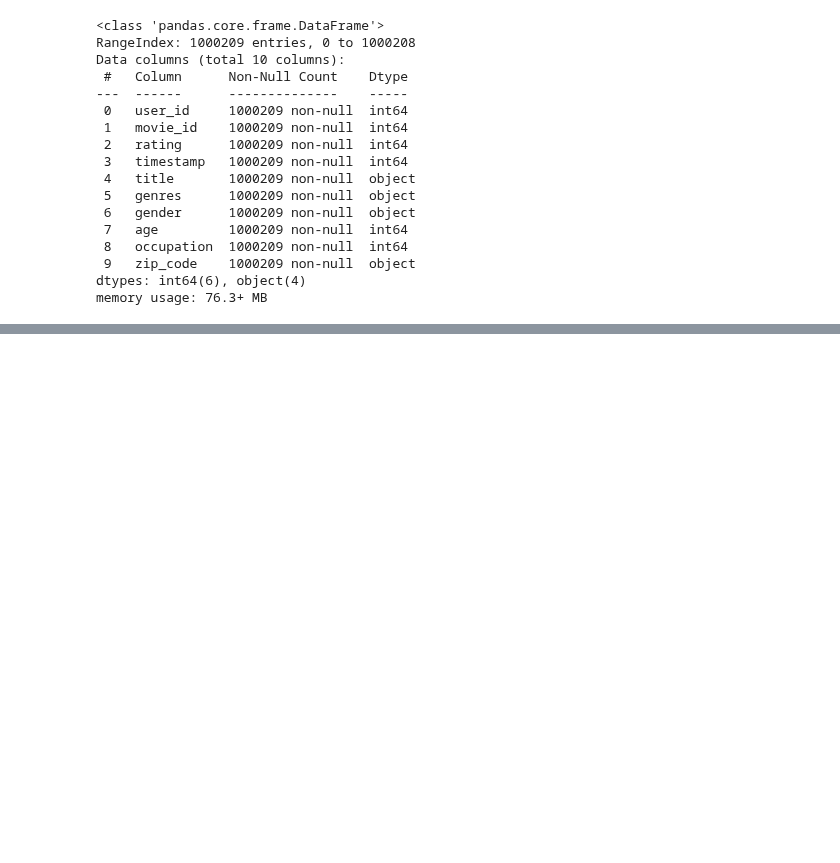
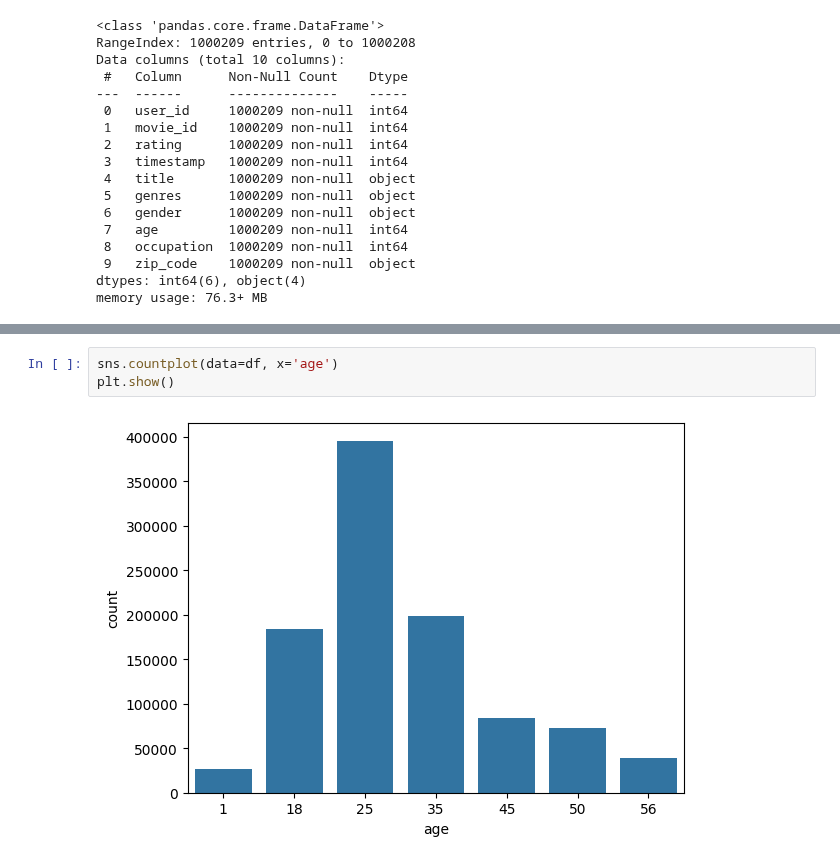
Before and after one commit to JakeOh/202511_BD53, a Jupyter notebook: lab_python/da14_movielens.ipynb, the cells around one changed output, grey strips where cells are left out. Saved outputs shown, nothing was run; the diff lists cells and outputs as text; blank space fills up the shorter version.

```diff
--- a/lab_python/da14_movielens.ipynb
+++ b/lab_python/da14_movielens.ipynb
@@ -190,0 +229,5 @@ memory usage: 76.3+ MB
+# %%
+sns.countplot(data=df, x='age')
+plt.show()
+# %% [output]
+[figure, added]
```
Also changed, not shown: parts of 14 cells of this notebook.
